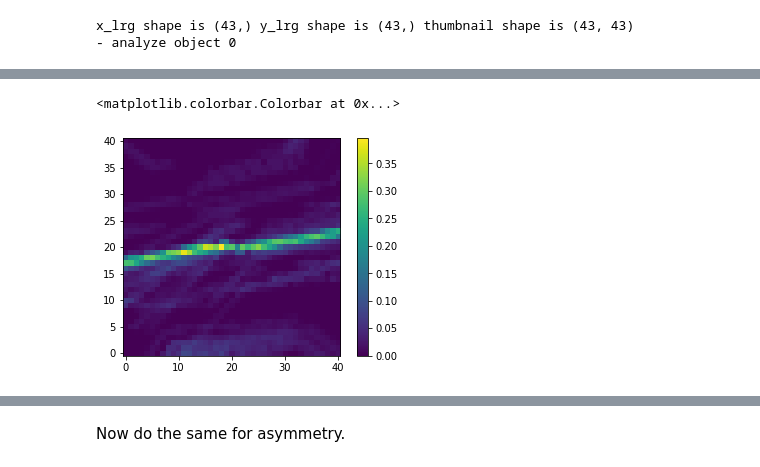
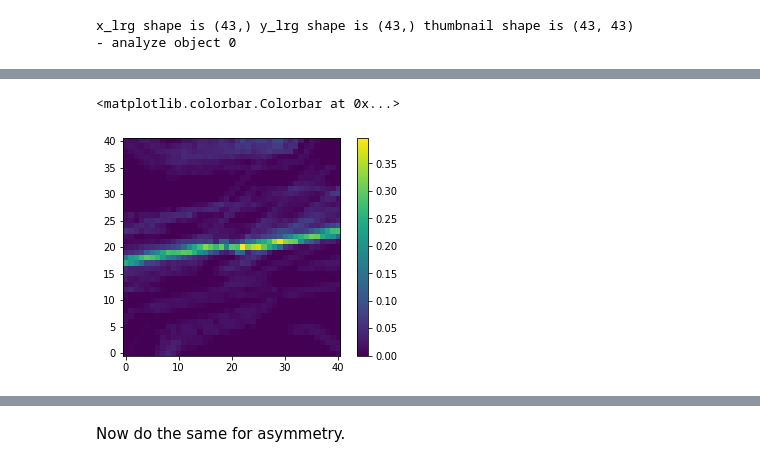
Before and after one commit to marlena6/oriented_superclustering, a Jupyter notebook: testing/asymmetric_stacking.ipynb, the cells around one changed output, grey strips where cells are left out. Drawn from its saved outputs; the diff is of its cells as text; code cells hidden in the pictures.

```diff
--- a/testing/asymmetric_stacking.ipynb
+++ b/testing/asymmetric_stacking.ipynb
@@ -234,9 +234,9 @@ print(ra_min, ra_max, dec_min, dec_max)
 # %%
-plt.imshow(np.flipud(np.fliplr(stack/Chunk.nObj)), origin='lower')
+plt.imshow(stack, origin='lower')
 plt.colorbar()
 # %% [output]
 <matplotlib.colorbar.Colorbar at 0x...>
-[figure, old version]
+[figure, new version]
 # %%
 hdr, img, npks = cpp.get_img("/home/mlokken/oriented_stacking/oriented_superclustering/testing/testing_data/coop_stack_manylines_single_sym.fits", "/home/mlokken/oriented_stacking/oriented_superclustering/testing/testing_data/many_diag_line_singledir_pks_with_orientation_sym.fits")
 plt.imshow(img, origin='lower')
```
Also changed, not shown: parts of 8 cells of this notebook, 8 other files.
